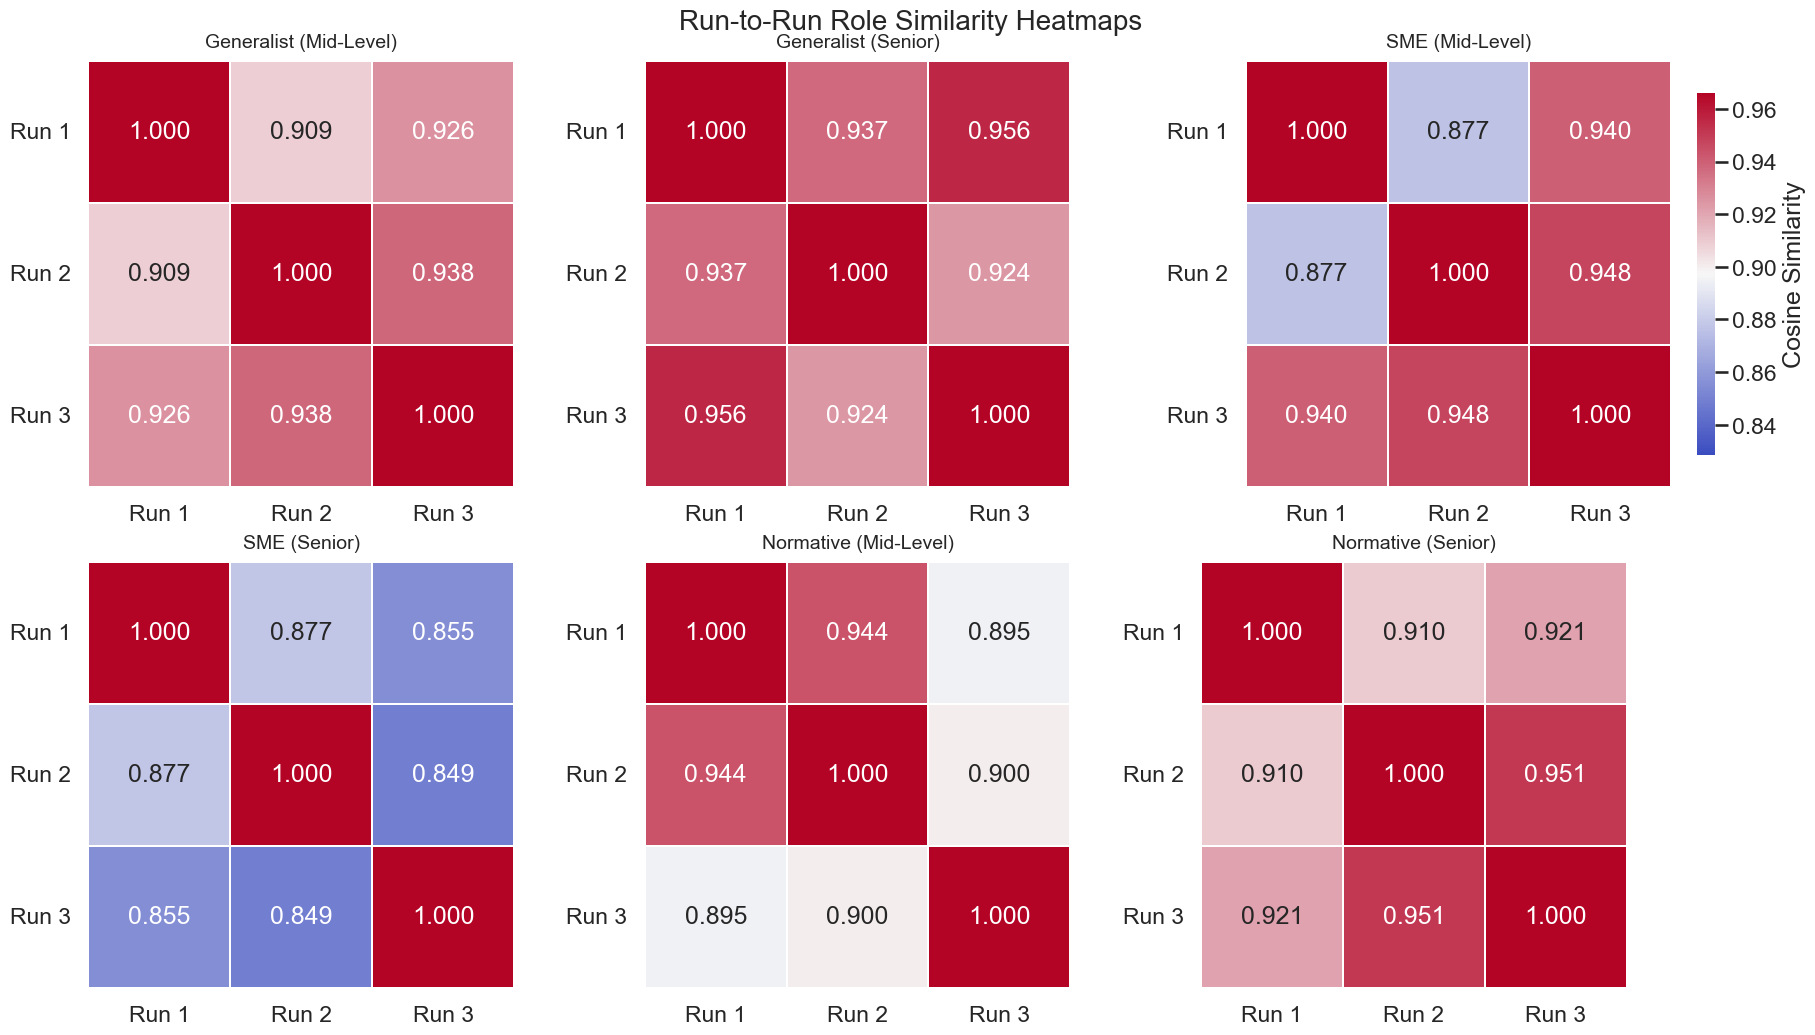
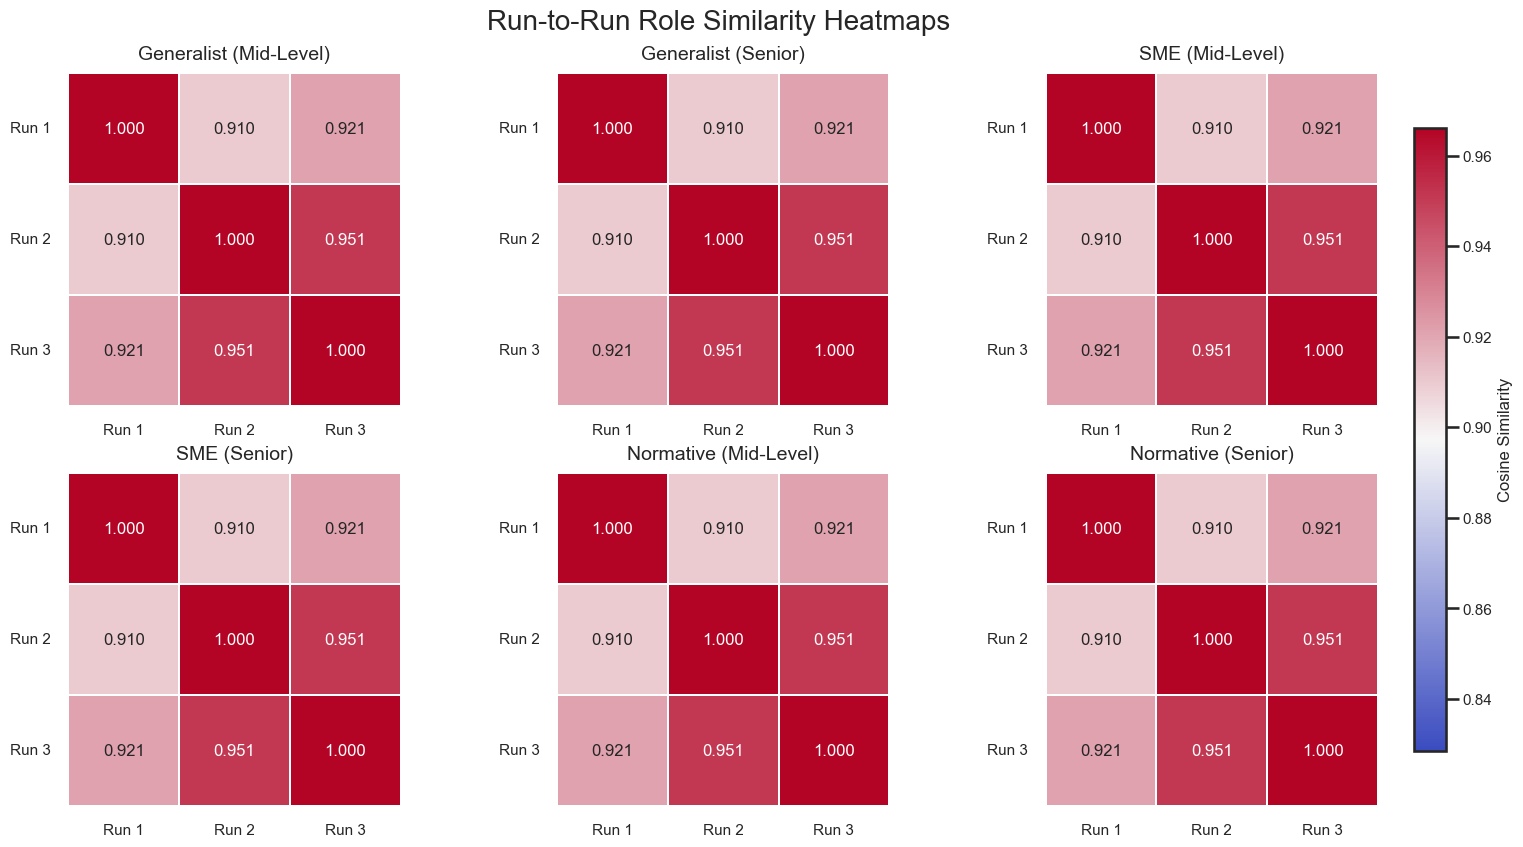
The change to this notebook cell's code, shown as a diff; its figure went from the first image to the second:
--- before
+++ after
@@ -2,4 +2,5 @@
 # Works with: role-similarity.csv from your pipeline
 
+import pathlib
 import re
 import math
@@ -7,8 +8,10 @@
 import seaborn as sns
 import matplotlib.pyplot as plt
+from pathlib import Path
 from matplotlib.colors import LinearSegmentedColormap
 
 # ---------- CONFIG ----------
-CSV_PATH = "/Users/HP/Documents/scrapping/working_dir/final_mds/llm-generated-roles/role-similarity.csv"
+CSV_PATH = "/Users/HP/Documents/EPIA-publication/working_dir/final_mds/llm-generated-roles/role-similarity.csv"
+OUTPUT_DIR = pathlib.Path("/Users/HP/Documents/EPIA-publication/working_dir/final_mds/llm-generated-roles/")
 
 # Rename role panels (edit as you like)
@@ -21,4 +24,10 @@
     "normative-senior": "Normative (Senior)",
 }
+VALUE_FONT_SIZE = 12       # numbers inside heatmap cells
+TICK_FONT_SIZE = 11        # Run 1, Run 2, Run 3
+PANEL_TITLE_SIZE = 14      # individual heatmap titles
+COLORBAR_TICK_SIZE = 11
+COLORBAR_LABEL_SIZE = 12
+MAIN_TITLE_SIZE = 20
 
 # Rename run labels (optional)
@@ -53,26 +62,13 @@
 
 sns.set_theme(style="white", context="talk")
-fig, axes = plt.subplots(2, 3, figsize=(18, 10), constrained_layout=True)
+fig, axes = plt.subplots(2, 3, figsize=(16, 8), constrained_layout=True)
 
 # Use stable color range for comparability across panels
 vmin = max(0.0, df["cosine_similarity"].min() - 0.02)
 vmax = min(1.0, df["cosine_similarity"].max() + 0.01)
-
 for i, role_key in enumerate(ROLE_ORDER):
     ax = axes.flat[i]
-    d = df[df["role_key"] == role_key].copy()
 
-    # square matrix per role
-    mat = pd.DataFrame(index=all_runs, columns=all_runs, dtype=float)
-    for r in all_runs:
-        mat.loc[r, r] = 1.0
-    for _, row in d.iterrows():
-        a, b, s = row["run_a"], row["run_b"], row["cosine_similarity"]
-        mat.loc[a, b] = s
-        mat.loc[b, a] = s
-
-    mat_plot = mat.copy()
-    mat_plot.index = [RUN_LABELS.get(r, r) for r in mat_plot.index]
-    mat_plot.columns = [RUN_LABELS.get(r, r) for r in mat_plot.columns]
+    # Build mat_plot here...
 
     sns.heatmap(
@@ -83,21 +79,51 @@
         vmax=vmax,
         annot=True,
+        annot_kws={
+            "fontsize": VALUE_FONT_SIZE,
+        },
         fmt=".3f",
         square=True,
         linewidths=1.2,
         linecolor="white",
-        cbar=(i == 2),  # single colorbar
-        cbar_kws={"shrink": 0.85, "label": "Cosine Similarity"},
-    )
+        cbar=False,
+)
 
-    ax.set_title(ROLE_LABELS.get(role_key, role_key), fontsize=14, pad=10)
+    ax.set_title(ROLE_LABELS.get(role_key, role_key), fontsize=PANEL_TITLE_SIZE, pad=10)
     ax.set_xlabel("")
     ax.set_ylabel("")
-    ax.tick_params(axis="x", rotation=0)
-    ax.tick_params(axis="y", rotation=0)
+    ax.tick_params(axis="x", rotation=0, labelsize=TICK_FONT_SIZE)
+    ax.tick_params(axis="y", rotation=0, labelsize=TICK_FONT_SIZE)
 
-fig.suptitle("Run-to-Run Role Similarity Heatmaps", fontsize=20, y=1.02)
+# Add one shared colorbar
+sm = plt.cm.ScalarMappable(
+    cmap=cmap,
+    norm=plt.Normalize(vmin=vmin, vmax=vmax),
+)
+sm.set_array([])
+
+cbar = fig.colorbar(
+    sm,
+    ax=axes.ravel().tolist(),
+    fraction=0.025,
+    pad=0.025,
+    shrink=0.85,
+)
+cbar.set_label("Cosine Similarity", fontsize=COLORBAR_LABEL_SIZE)
+cbar.ax.tick_params(labelsize=COLORBAR_TICK_SIZE)
+
+fig.suptitle("Heatmap of run-to-run role similarity", fontsize=MAIN_TITLE_SIZE, y=1.04)
+png_path = OUTPUT_DIR / "role-heatmaps-2x3.png"
+pdf_path = OUTPUT_DIR / "role-heatmaps-2x3.pdf"
+eps_path = OUTPUT_DIR / "role-heatmaps-2x3.eps"
+
+fig.savefig(png_path, dpi=300, bbox_inches="tight")
+fig.savefig(pdf_path, format="pdf", bbox_inches="tight")
+fig.savefig(eps_path, format="eps", bbox_inches="tight")
+
 plt.show()
 
-# Optional save:
-fig.savefig("/Users/HP/Documents/scrapping/working_dir/final_mds/llm-generated-roles/role-heatmaps-2x3.png", dpi=300, bbox_inches="tight")
+print(f"Saved PNG: {png_path}")
+print(f"Saved PDF: {pdf_path}")
+print(f"Saved EPS: {eps_path}")
+plt.show()
+

Commit: updates on the git repository to address comments from the manuscript review stage.